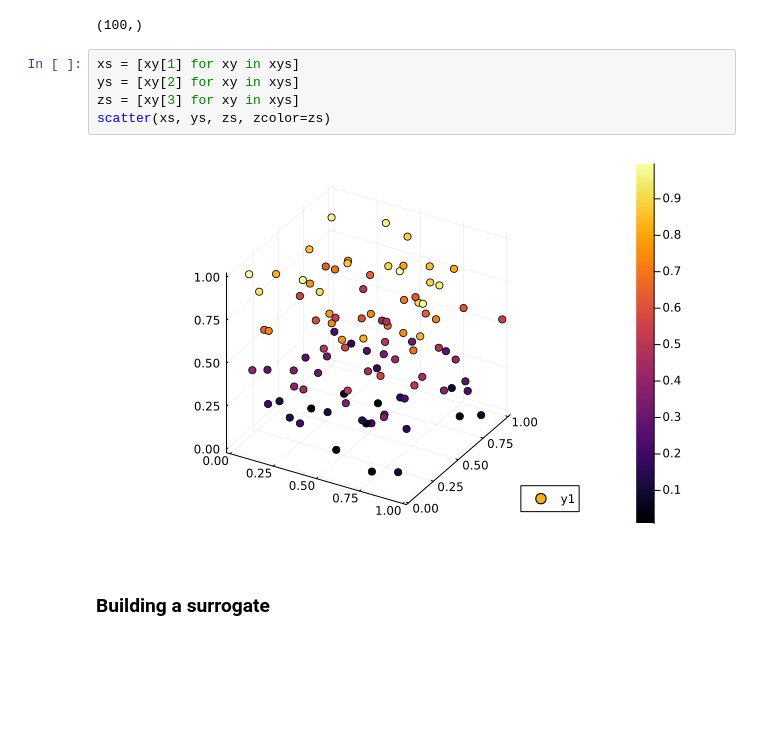
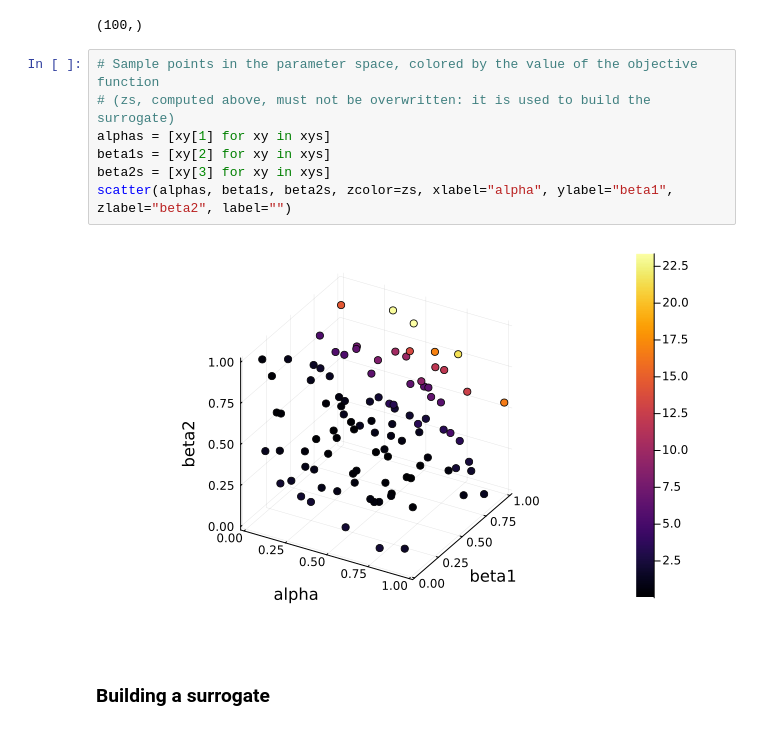
Before and after one commit to JulienPascal/MSM.jl, a Jupyter notebook: notebooks/Surrogates.ipynb, the cells around one changed output. Saved outputs shown, nothing was run; the diff lists cells and outputs as text; blank space fills up the shorter version.

```diff
--- a/notebooks/Surrogates.ipynb
+++ b/notebooks/Surrogates.ipynb
@@ -162,12 +163,14 @@ size(zs)
 # %% [output]
 (100,)
 # %%
-xs = [xy[1] for xy in xys]
-ys = [xy[2] for xy in xys]
-zs = [xy[3] for xy in xys]
-scatter(xs, ys, zs, zcolor=zs)
+# Sample points in the parameter space, colored by the value of the objective function
+# (zs, computed above, must not be overwritten: it is used to build the surrogate)
+alphas = [xy[1] for xy in xys]
+beta1s = [xy[2] for xy in xys]
+beta2s = [xy[3] for xy in xys]
+scatter(alphas, beta1s, beta2s, zcolor=zs, xlabel="alpha", ylabel="beta1", zlabel="beta2", label="")
 # %% [output]
-[figure, old version]
+[figure, new version]
 # %% [markdown]
 ### Building a surrogate
 # %%
```
Also changed, not shown: parts of 14 cells of this notebook, 10 other files.
